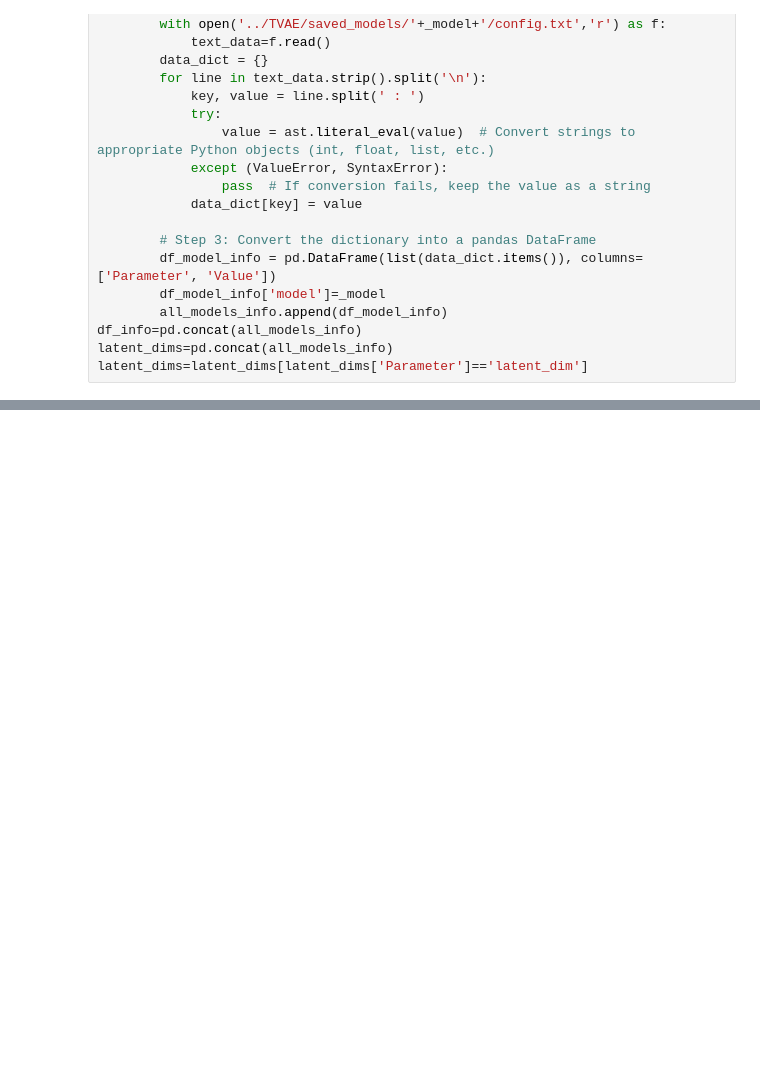
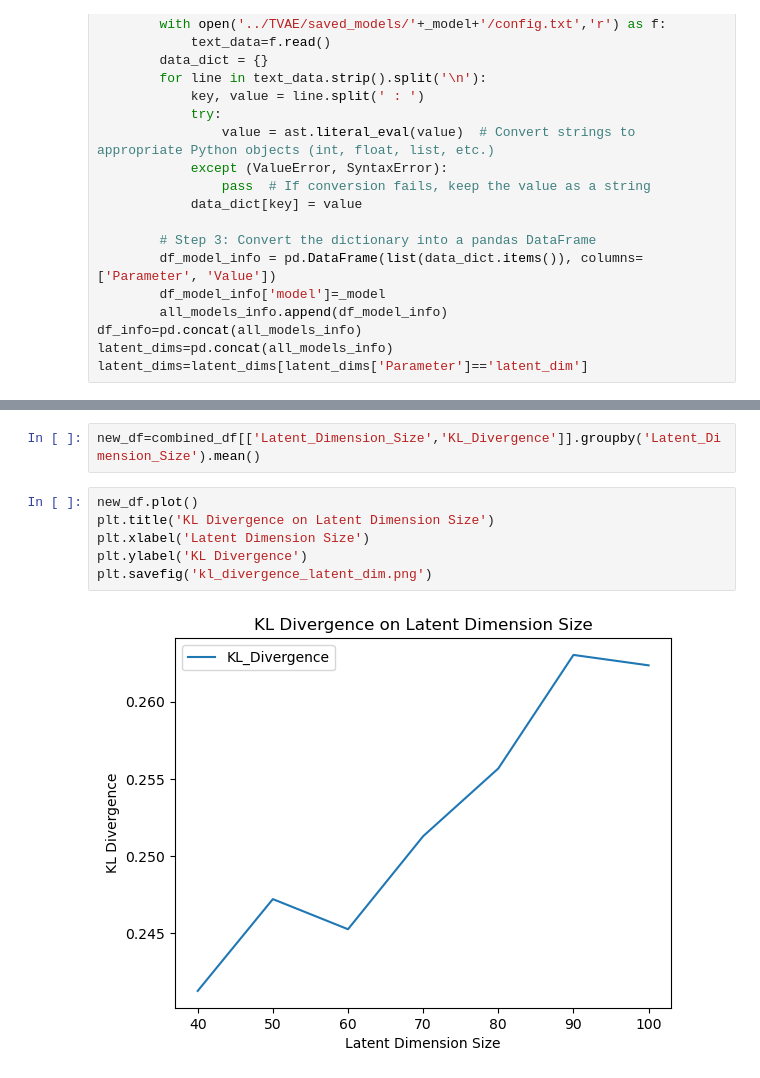
Before and after one commit to AmirHosseinJazz/MTS_Co_Clustering, a Jupyter notebook: SyntheticData_Evaluation/Test.ipynb, the cells around one changed output, grey strips where cells are left out. Drawn from its saved outputs; the diff is of its cells as text; blank space fills up the shorter version.

```diff
--- a/SyntheticData_Evaluation/Test.ipynb
+++ b/SyntheticData_Evaluation/Test.ipynb
@@ -90,0 +85,10 @@ plt.show()
+# %%
+new_df=combined_df[['Latent_Dimension_Size','KL_Divergence']].groupby('Latent_Dimension_Size').mean()
+# %%
+new_df.plot()
+plt.title('KL Divergence on Latent Dimension Size')
+plt.xlabel('Latent Dimension Size')
+plt.ylabel('KL Divergence')
+plt.savefig('kl_divergence_latent_dim.png')
+# %% [output]
+[figure, added]
```
Also changed, not shown: parts of 3 cells of this notebook, 12 other files.
